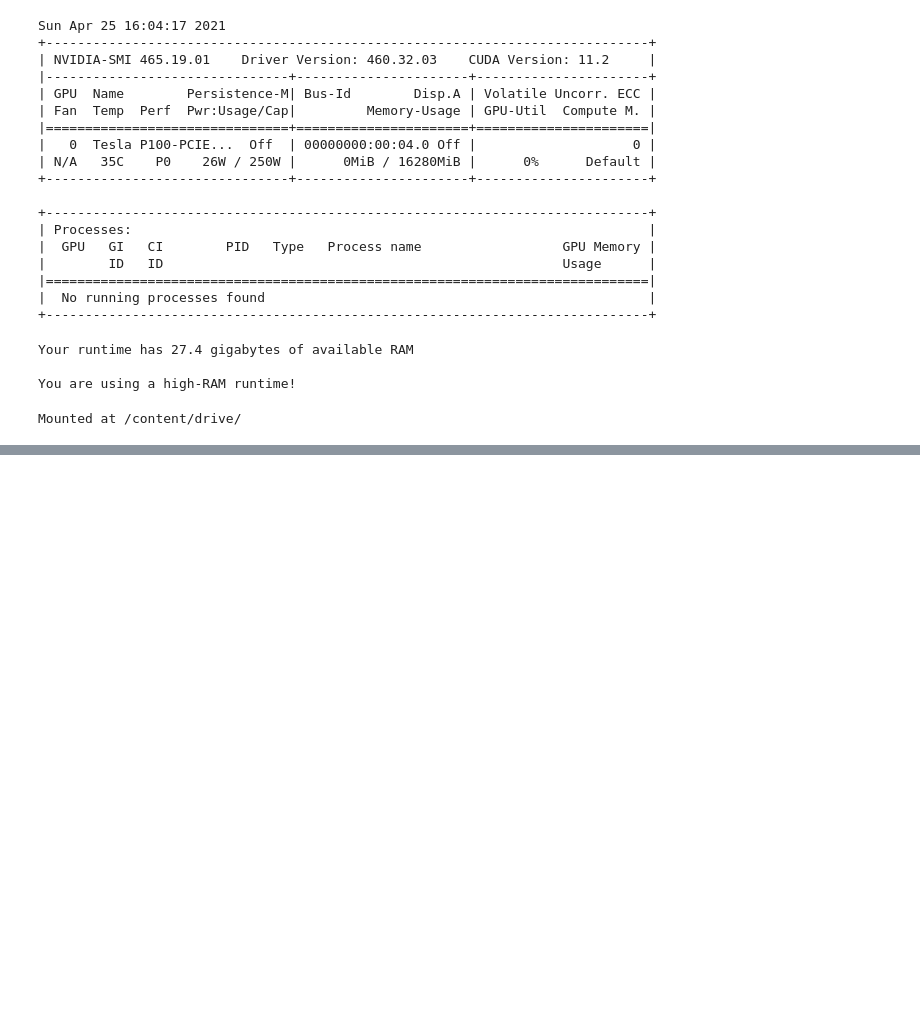
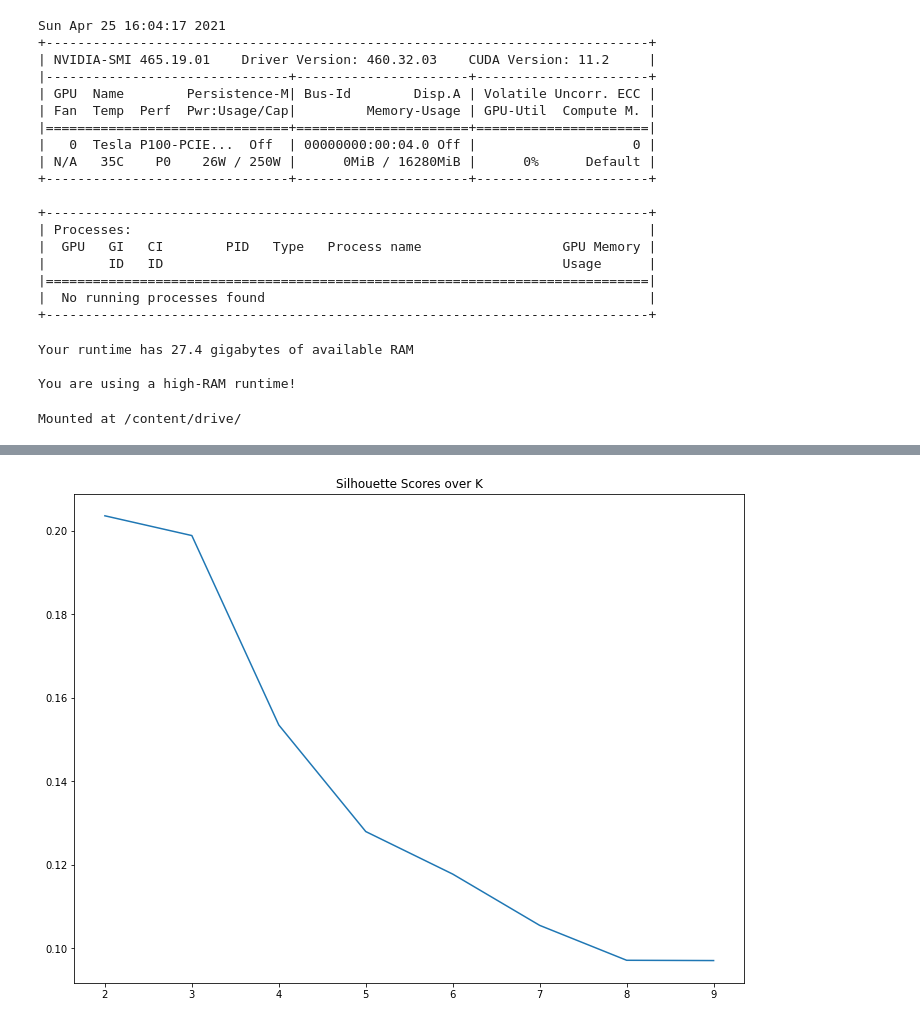
Before and after one commit to jabrown5/political-affiliation-using-twitter-116th-congress, a Jupyter notebook: code/05_Modeling.ipynb, the cells around one changed output, grey strips where cells are left out. Drawn from its saved outputs; the diff is of its cells as text; code cells hidden in the pictures; blank space fills up the shorter version.

```diff
--- a/code/05_Modeling.ipynb
+++ b/code/05_Modeling.ipynb
@@ -454,0 +241,35 @@ vector_distances.corr().head()
+# %%
+# plotting the silhouette scores across k's
+
+def plot_sil_score(X_choice):
+
+    # looking at multiple silhouette scores
+
+  # set up empty list to store scores
+  scores_sil = []
+
+  for k in range(2, 10):
+      # instantiate model
+      km = KMeans(n_clusters=k, random_state=516)
+
+      # fit the model
+      km.fit(X_choice)
+
+      # Get silhouette score for each k
+      sil_score = silhouette_score(X_choice, km.labels_)
+      scores_sil.append([k, sil_score])
+
+  # save as a df for viewing
+  scores_df = pd.DataFrame(scores_sil, columns = ['k', 'silhouette'])
+
+  plt.figure(figsize=(12,9))
+
+  plt.plot(scores_df['k'], scores_df['silhouette'])
+
+  plt.title(f'Silhouette Scores over K')
+
+  plt.show()
+# %%
+plot_sil_score(X_pca)
+# %% [output]
+[figure, added]
```
Also changed, not shown: parts of 84 cells of this notebook, 5 other files.
